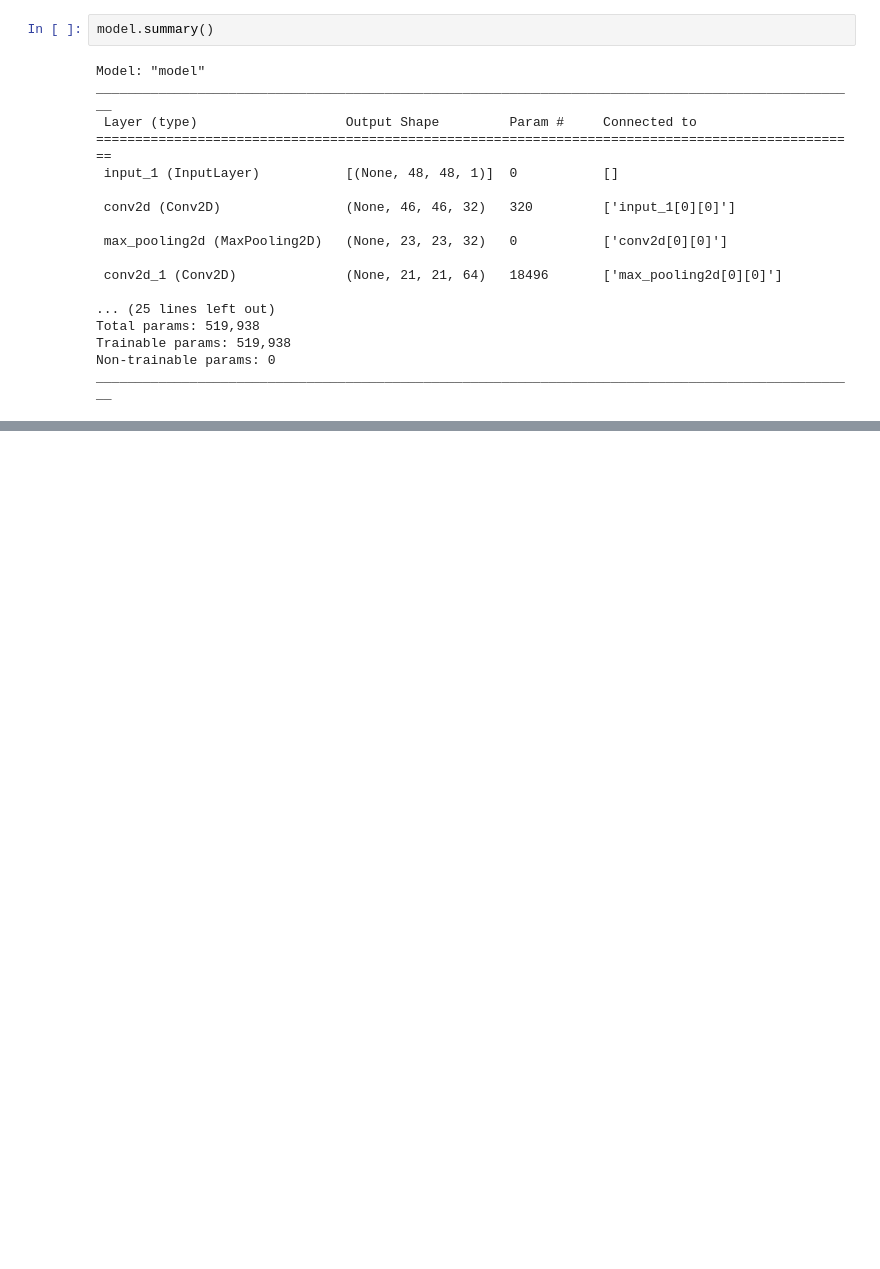
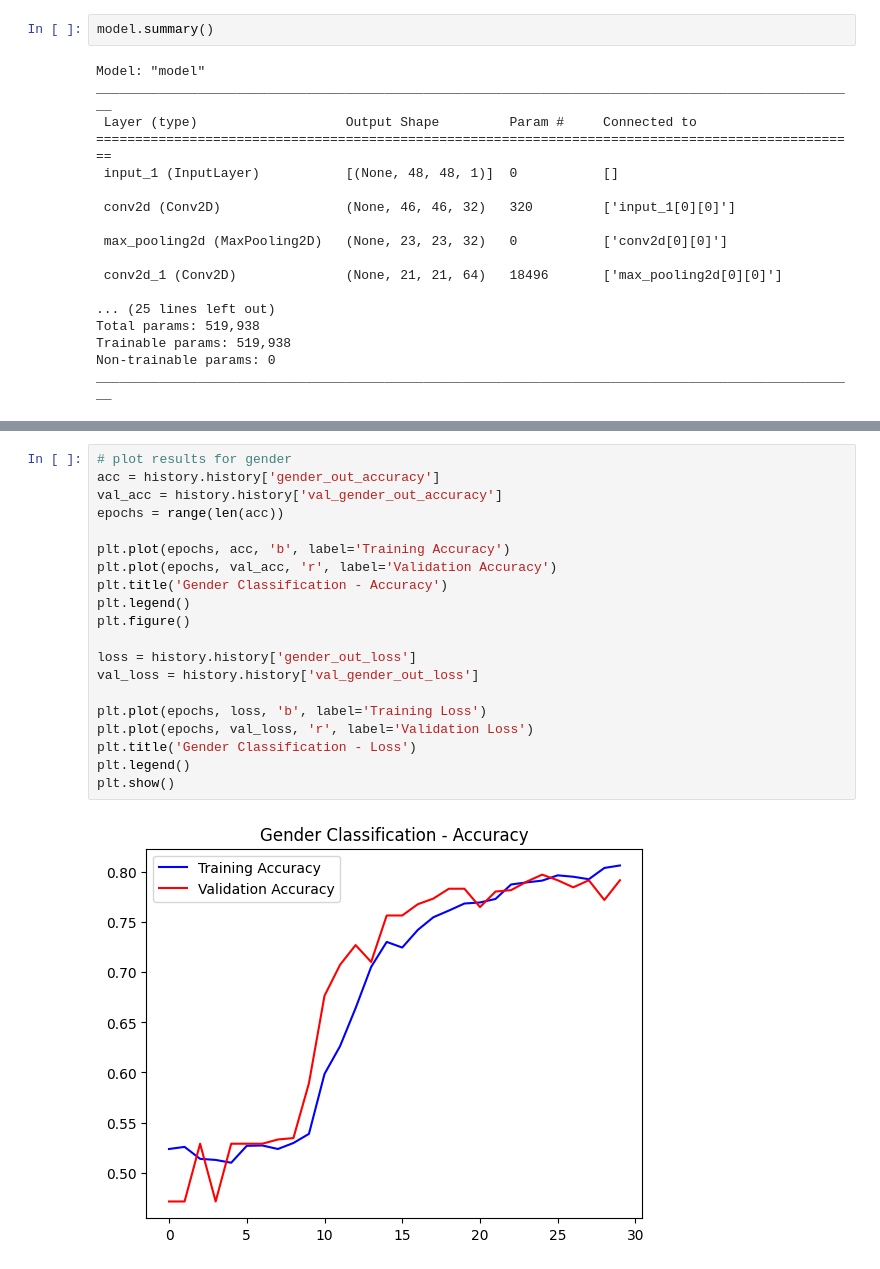
Before and after one commit to mking2014/final-4449-king, a Jupyter notebook: exploration.ipynb, the cells around one changed output, grey strips where cells are left out. Cells and saved outputs as stored; diff of their text form; blank space fills up the shorter version.

```diff
--- a/exploration.ipynb
+++ b/exploration.ipynb
@@ -194,0 +209,22 @@ Epoch 2/30
+# %%
+# plot results for gender
+acc = history.history['gender_out_accuracy']
+val_acc = history.history['val_gender_out_accuracy']
+epochs = range(len(acc))
+
+plt.plot(epochs, acc, 'b', label='Training Accuracy')
+plt.plot(epochs, val_acc, 'r', label='Validation Accuracy')
+plt.title('Gender Classification - Accuracy')
+plt.legend()
+plt.figure()
+
+loss = history.history['gender_out_loss']
+val_loss = history.history['val_gender_out_loss']
+
+plt.plot(epochs, loss, 'b', label='Training Loss')
+plt.plot(epochs, val_loss, 'r', label='Validation Loss')
+plt.title('Gender Classification - Loss')
+plt.legend()
+plt.show()
+# %% [output]
+[figure, added]
```
Also changed, not shown: parts of 3 cells of this notebook.
